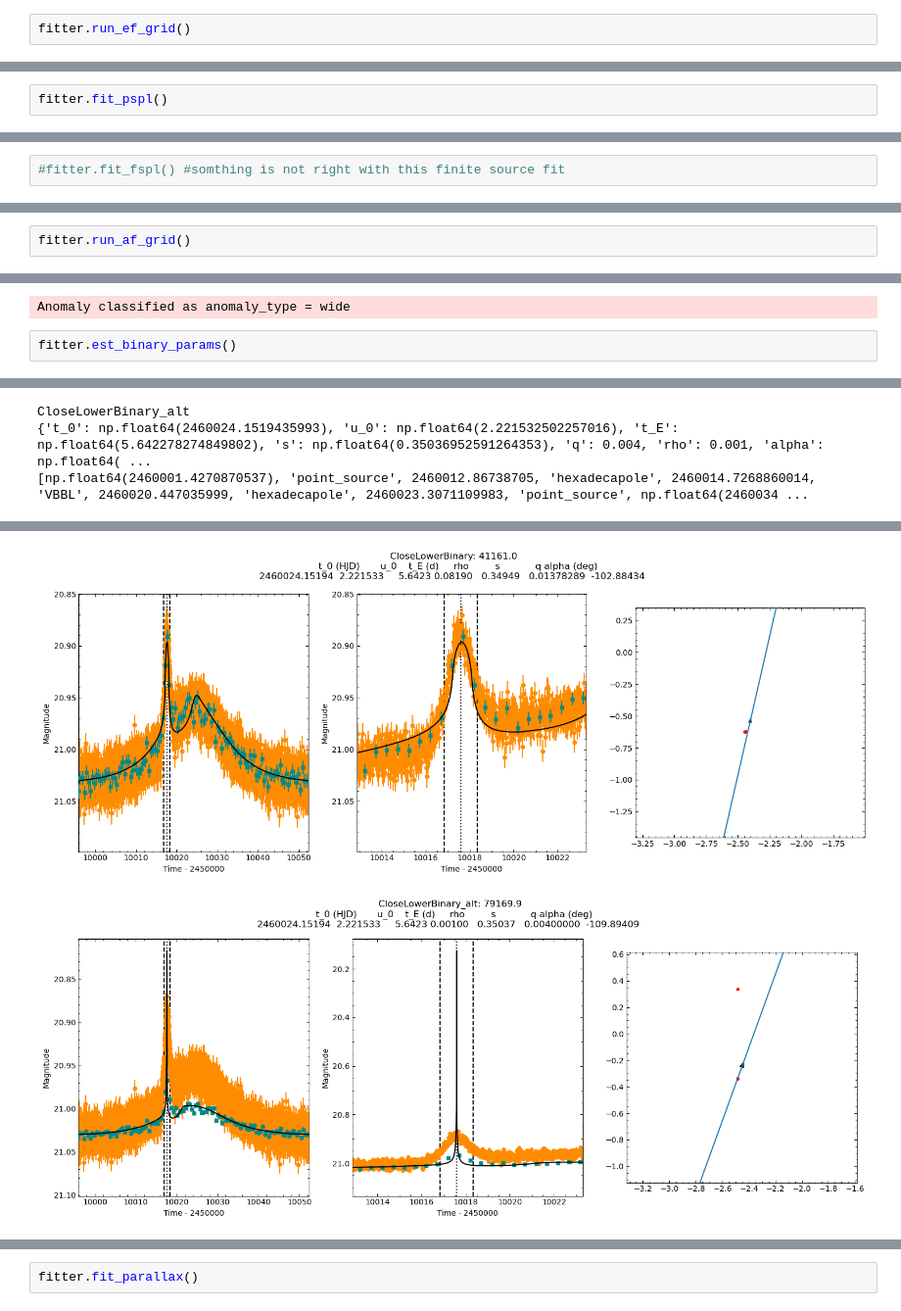
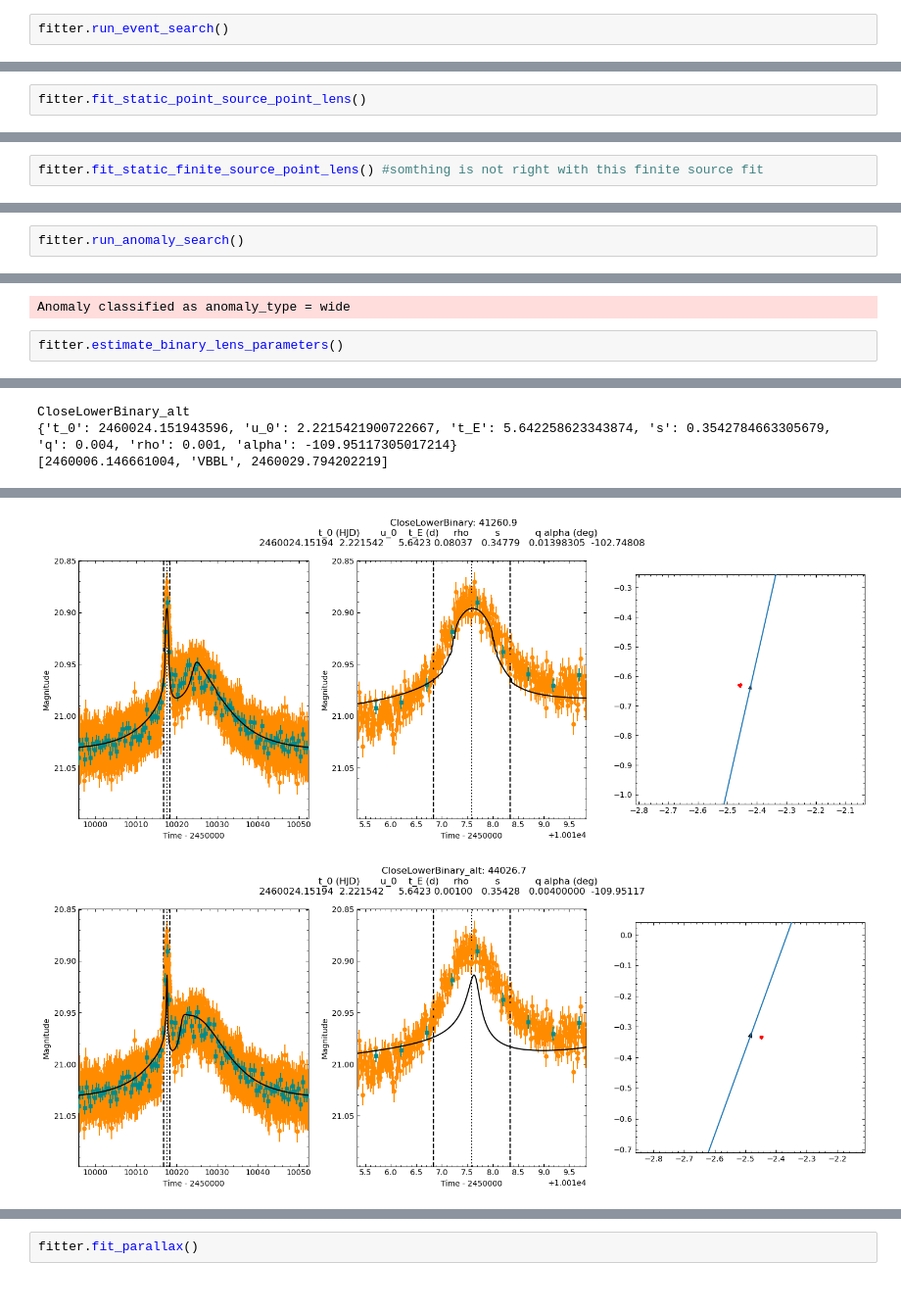
Before and after one commit to jenniferyee/MMEXOFAST, a Jupyter notebook: examples/example_00.ipynb, the cells around one changed output, grey strips where cells are left out. Shown at 98% size. Drawn from its saved outputs; the diff is of its cells as text.

```diff
--- a/examples/example_00.ipynb
+++ b/examples/example_00.ipynb
@@ -16,6 +16,6 @@ fitter = mmexo.mmexofast.MMEXOFASTFitter(
     output_config =mmexo.OutputConfig(**{'output_dir': base_dir, 'save_plots': True, 'save_grid_results': True}),
     log_file='notebook_output/OB140221_example_00.log')
 # %%
-fitter.run_ef_grid()
+fitter.run_event_search()
 # %% [output]
 Saved EF grid plot to notebook_output/ef_grid.pdf.
@@ -36,3 +27,3 @@ Estimated point-lens params: {'t_0': np.float64(2460024.2772946307), 't_E': 10.0
 # %%
-fitter.fit_pspl()
+fitter.fit_static_point_source_point_lens()
 # %% [output]
@@ -41,2 +49,2 @@ Static PSPL: {'t_0': np.float64(2460024.1519435993), 't_E': np.float64(5.6422782
 # %%
-#fitter.fit_fspl() #somthing is not right with this finite source fit
+fitter.fit_static_finite_source_point_lens() #somthing is not right with this finite source fit
@@ -70,6 +99,6 @@ fitter.compute_residuals()
 # %% [output]
 Calculating residuals relative to PSPL static
 # %%
-fitter.run_af_grid()
+fitter.run_anomaly_search()
 # %% [output]
 Saved AF grid plot to notebook_output/ef_grid.pdf.
@@ -83,5 +112,5 @@ fitter.classify_anomaly()
 # %% [output]
 Anomaly classified as anomaly_type = wide
 # %%
-fitter.est_binary_params()
+fitter.estimate_binary_lens_parameters()
 # %% [output]
@@ -112,3 +141,3 @@ CloseLowerBinary
 CloseLowerBinary_alt
-{'t_0': np.float64(2460024.1519435993), 'u_0': np.float64(2.221532502257016), 't_E': np.float64(5.642278274849802), 's': np.float64(0.35036952591264353), 'q': 0.004, 'rho': 0.001, 'alpha': np.float64( ...
-[np.float64(2460001.4270870537), 'point_source', 2460012.86738705, 'hexadecapole', 2460014.7268860014, 'VBBL', 2460020.447035999, 'hexadecapole', 2460023.3071109983, 'point_source', np.float64(2460034 ...
+{'t_0': 2460024.151943596, 'u_0': 2.2215421900722667, 't_E': 5.642258623343874, 's': 0.3542784663305679, 'q': 0.004, 'rho': 0.001, 'alpha': -109.95117305017214}
+[2460006.146661004, 'VBBL', 2460029.794202219]
@@ -119,5 +148,5 @@ CloseLowerBinary_alt
-[figure, old version]
+[figure, new version]
-[figure, old version]
+[figure, new version]
 # %%
 fitter.fit_binary_lens_models()
 # %% [output]
```
Also changed, not shown: parts of 13 cells of this notebook, 3 other files.
